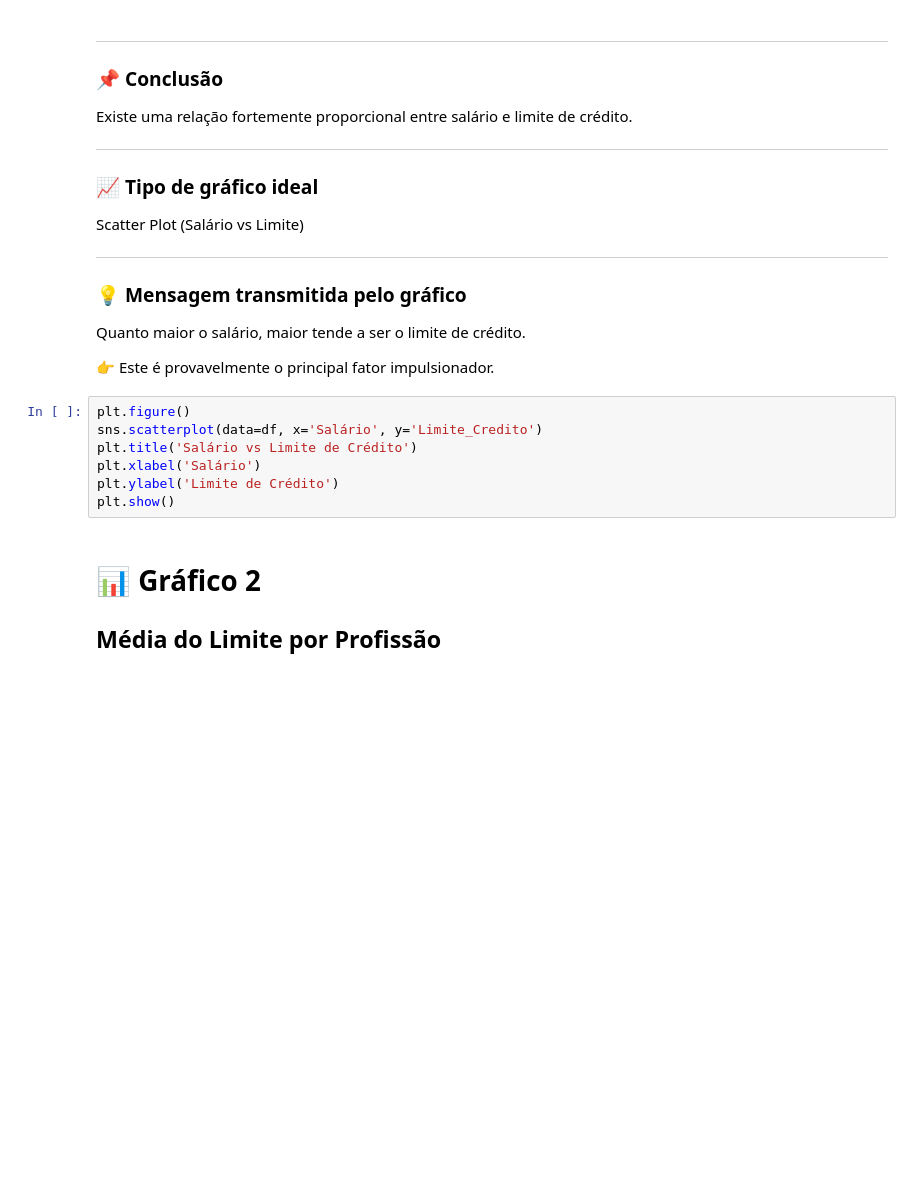
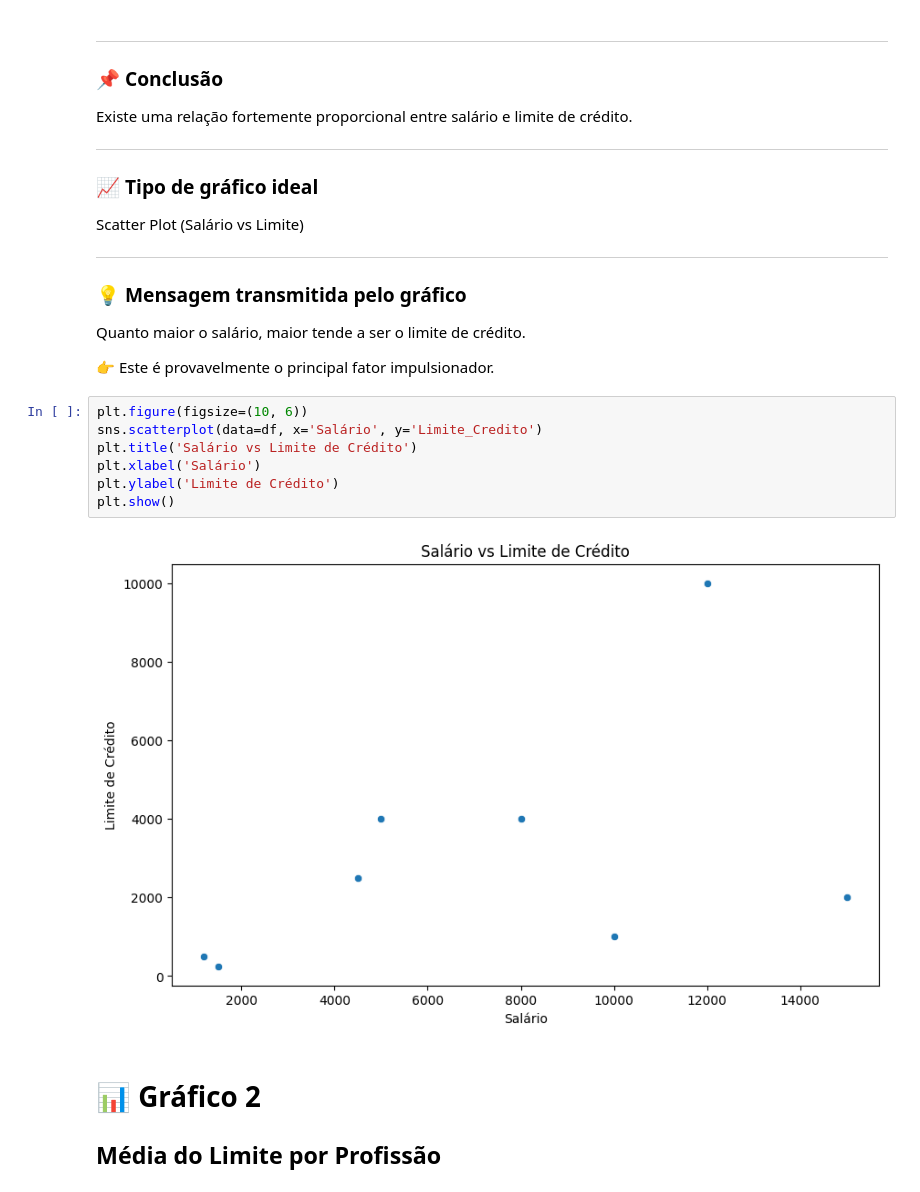
Before and after one commit to decknho/Data-Science, a Jupyter notebook: Profissao Cientista de Dados M12 Pratique.ipynb, the cells around one changed output. Cells and saved outputs as stored; diff of their text form; blank space fills up the shorter version.

```diff
--- a/Profissao Cientista de Dados M12 Pratique.ipynb
+++ b/Profissao Cientista de Dados M12 Pratique.ipynb
@@ -97,12 +97,14 @@ Quanto maior o salário, maior tende a ser o limite de crédito.
 
 👉 Este é provavelmente o principal fator impulsionador.
 # %%
-plt.figure()
+plt.figure(figsize=(10, 6))
 sns.scatterplot(data=df, x='Salário', y='Limite_Credito')
 plt.title('Salário vs Limite de Crédito')
 plt.xlabel('Salário')
 plt.ylabel('Limite de Crédito')
 plt.show()
+# %% [output]
+[figure, added]
 # %% [markdown]
 # 📊 Gráfico 2
 ## Média do Limite por Profissão
```
Also changed, not shown: parts of 1 cell of this notebook.
